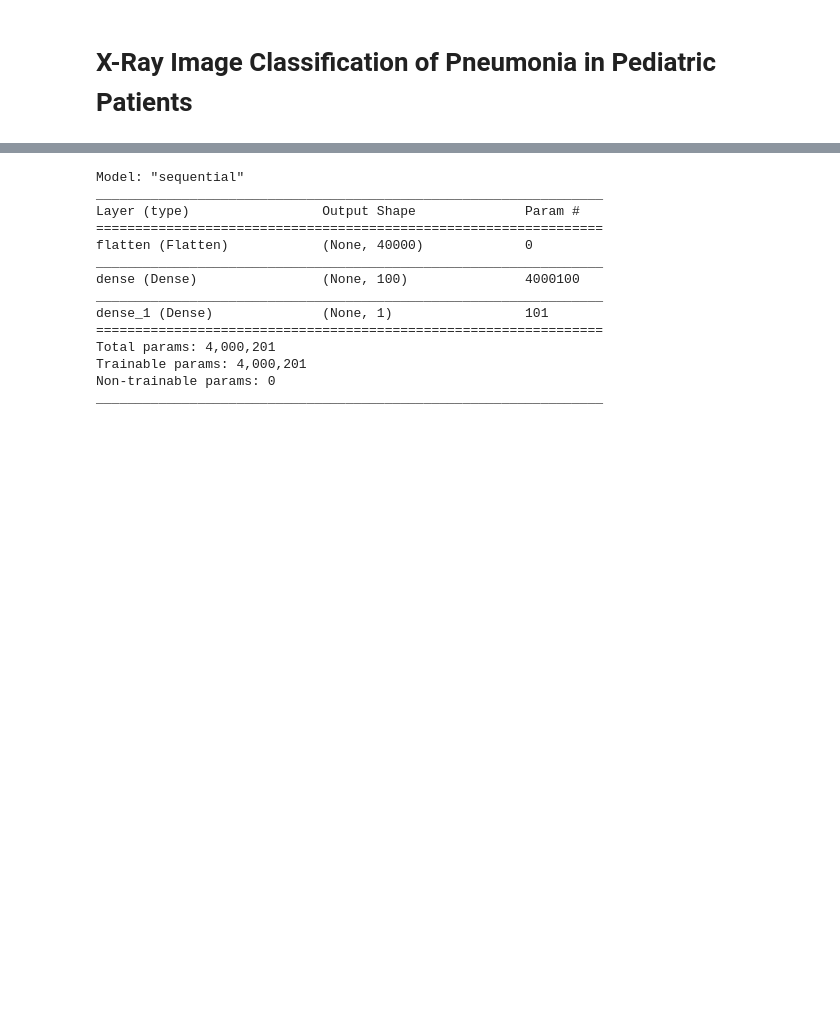
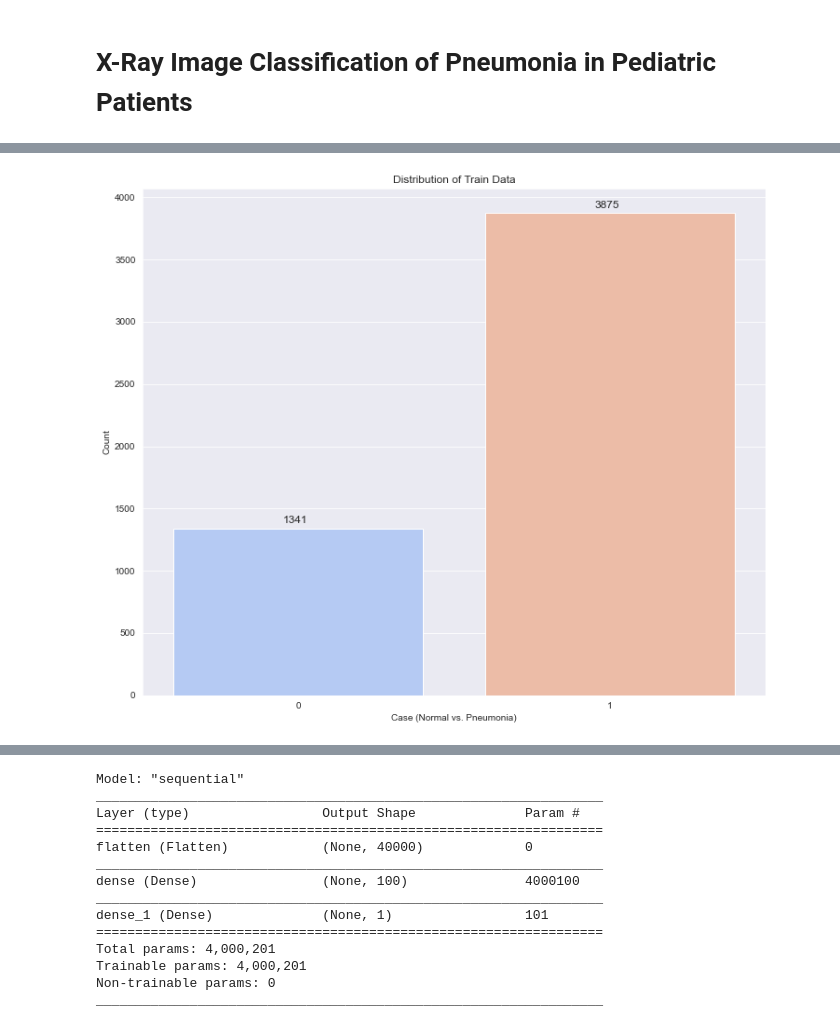
Before and after one commit to toscatle/pneumonia_xray_analysis, a Jupyter notebook: pneumonia_xray_analysis.ipynb, the cells around one changed output, grey strips where cells are left out. Drawn from its saved outputs; the diff is of its cells as text; code cells hidden in the pictures; blank space fills up the shorter version.

```diff
--- a/pneumonia_xray_analysis.ipynb
+++ b/pneumonia_xray_analysis.ipynb
@@ -273,0 +58,8 @@ model_1 = baseline_model()
+# %%
+#getting path to normal and pneumonia sub-directories
+train_norm_path = os.path.join(train_path, 'NORMAL')
+train_pneumonia_path = os.path.join(train_path, 'PNEUMONIA')
+
+#checking path
+print(train_norm_path)
+print(train_pneumonia_path)
@@ -273,0 +69,17 @@ model_1 = baseline_model()
+# %%
+#https://stackoverflow.com/questions/57451177/python3-create-list-of-image-in-a-folder
+#making a list of all the images
+train_normal = Path(train_norm_path).glob('*.jpeg')
+train_pneumonia = Path(train_pneumonia_path).glob('*.jpeg')
+
+#now, looping through the above lists to append to a new list that will contain all cases in training data
+train_df = []
+for img in train_normal:
+    train_df.append((img,0)) # label 0 is for normal cases
+for img in train_pneumonia:
+    train_df.append((img,1)) # label 1 is for pneumonia cases
+
+train_df = pd.DataFrame(train_df, columns=['image', 'label'], index=None)
+
+#checking first few rows of the training dataframe
+train_df.head()
@@ -273,0 +93,15 @@ model_1 = baseline_model()
+# %%
+#visualizing data distribution in train set
+plt.figure(figsize=(12, 10))
+sns.set_style("darkgrid")
+
+ax = sns.countplot(train_df['label'], palette = 'coolwarm')
+ax.set(xlabel="Case (Normal vs. Pneumonia)", ylabel="Count")
+#adding the count total above each label
+for p in ax.patches:
+    ax.annotate((p.get_height()), (p.get_x()+0.35, p.get_height()+40), fontsize = 12)
+
+plt.title('Distribution of Train Data', fontsize=12)
+plt.show()
+# %% [output]
+[figure, added]
```
Also changed, not shown: parts of 106 cells of this notebook, 1 other file.
